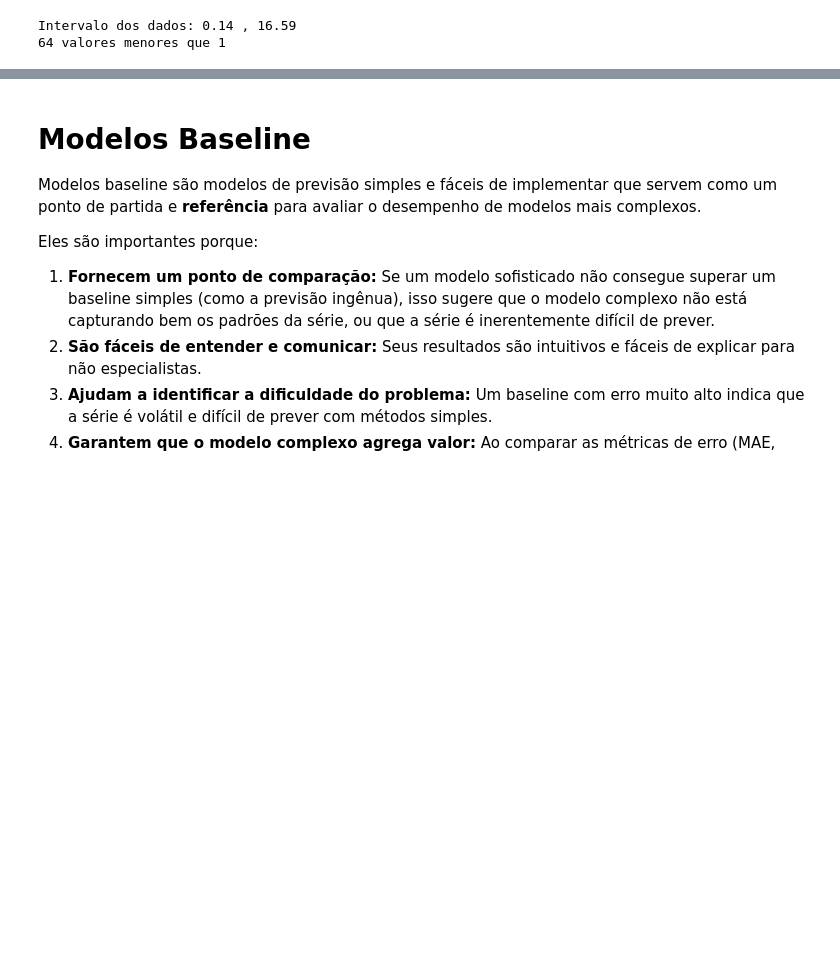
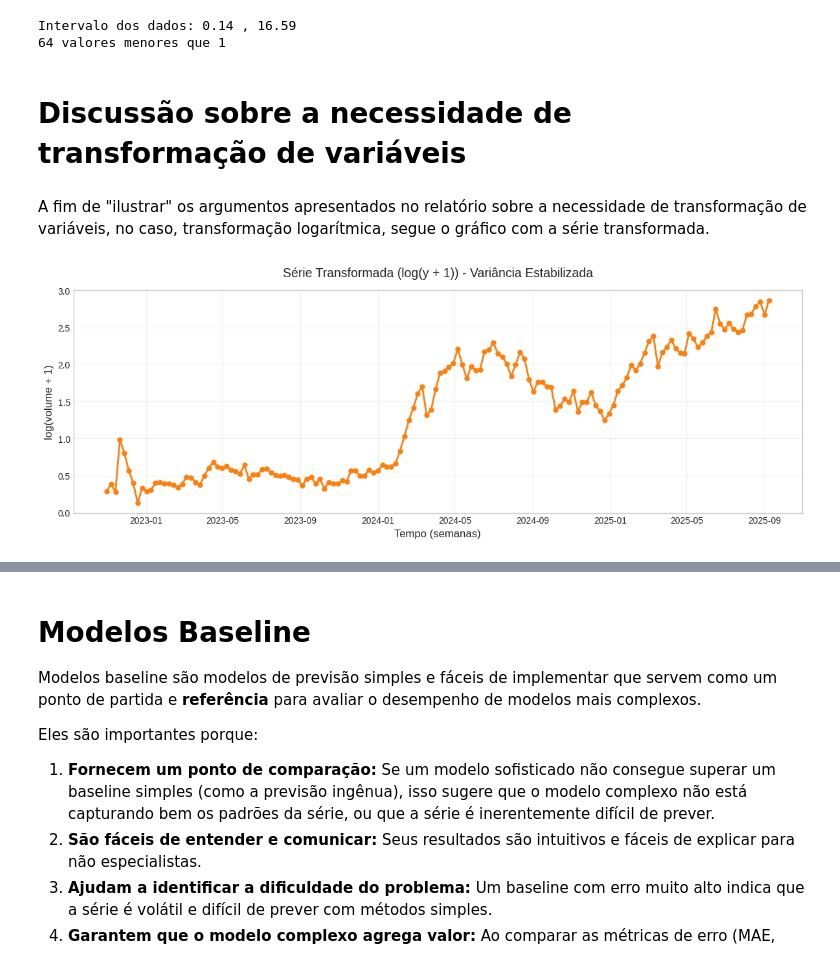
Before and after one commit to eduardammag/time-series, a Jupyter notebook: trabalho_a1.ipynb, the cells around one changed output, grey strips where cells are left out. Drawn from its saved outputs; the diff is of its cells as text; code cells hidden in the pictures; blank space fills up the shorter version.

```diff
--- a/trabalho_a1.ipynb
+++ b/trabalho_a1.ipynb
@@ -144,3 +127,37 @@ print(len(series[series < 1]), "valores menores que 1", )
 # %% [output]
 Intervalo dos dados: 0.14 , 16.59
 64 valores menores que 1
+# %% [markdown]
+# Discussão sobre a necessidade de transformação de variáveis
+# %% [markdown]
+A fim de "ilustrar" os argumentos apresentados no relatório sobre a necessidade de transformação de variáveis, no caso, transformação logarítmica, segue o gráfico com a série transformada.
+# %%
+# Estilo global
+plt.style.use('seaborn-v0_8-whitegrid')
+plt.rcParams.update({
+    "figure.figsize": (12, 4.5),
+    "axes.titlesize": 14,
+    "axes.labelsize": 12,
+    "xtick.labelsize": 10,
+    "ytick.labelsize": 10,
+    "lines.linewidth": 2,
+    "lines.markersize": 5
+})
+
+# Transformação logarítmica
+# Usa log1p para evitar log(0)
+
+df = df.sort_index()
+y = df.iloc[:, 0]
+y_log = np.log1p(y)
+
+fig, ax = plt.subplots()
+ax.plot(y_log, marker='o', color='#ff7f0e')
+ax.set_title("Série Transformada (log(y + 1)) - Variância Estabilizada", pad=15)
+ax.set_xlabel("Tempo (semanas)")
+ax.set_ylabel("log(volume + 1)")
+ax.grid(alpha=0.3)
+plt.tight_layout()
+plt.show()
+# %% [output]
+[figure, added]
```
Also changed, not shown: parts of 7 cells of this notebook.
